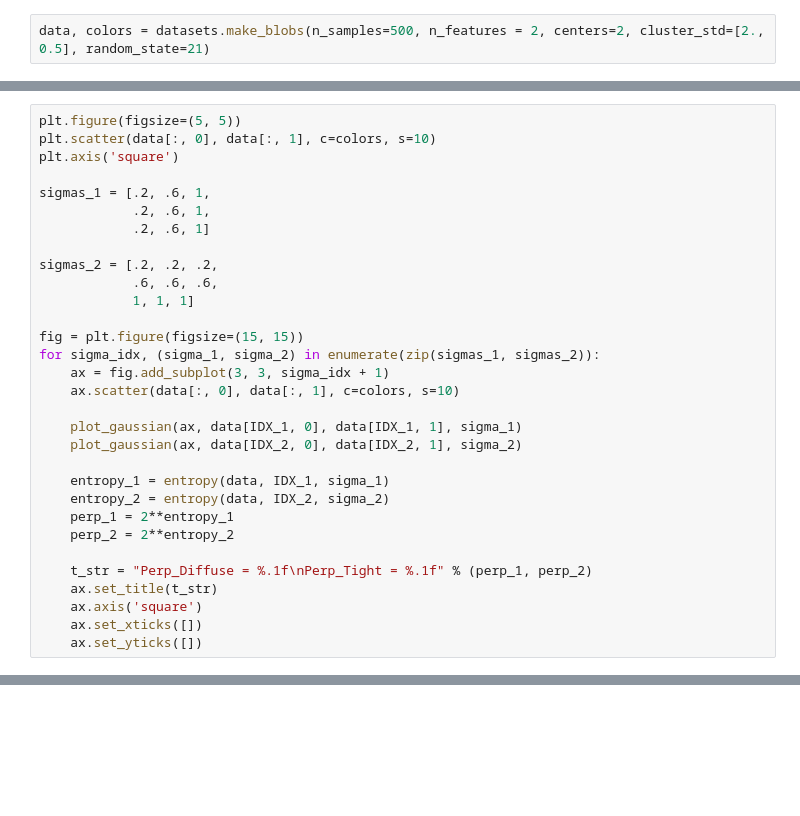
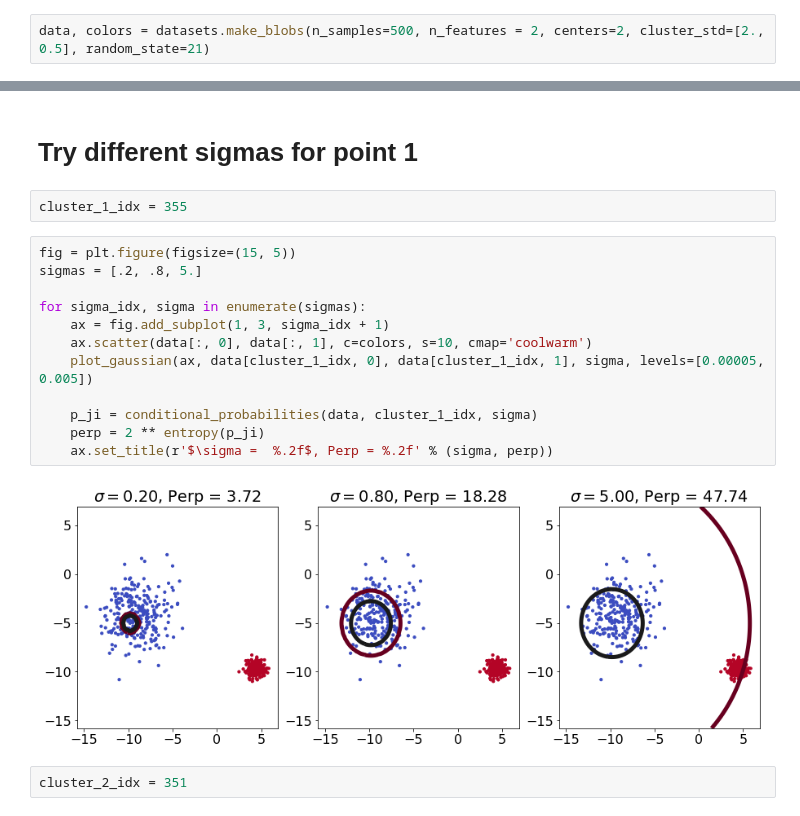
Before and after one commit to stanford-cnjc/cnjc-code, a Jupyter notebook: meetings/2019_01_tSNE/Perplexity_Sigma_Demo.ipynb, the cells around one changed output, grey strips where cells are left out. Drawn from its saved outputs; the diff is of its cells as text; blank space fills up the shorter version.

```diff
--- a/meetings/2019_01_tSNE/Perplexity_Sigma_Demo.ipynb
+++ b/meetings/2019_01_tSNE/Perplexity_Sigma_Demo.ipynb
@@ -54,33 +39,2 @@ IDX_1 = np.random.choice(cluster_1_indices)
 cluster_2_indices = np.where(colors == 1)[0]
 IDX_2 = np.random.choice(cluster_2_indices)
-# %%
-plt.figure(figsize=(5, 5))
-plt.scatter(data[:, 0], data[:, 1], c=colors, s=10)
-plt.axis('square')
-
-sigmas_1 = [.2, .6, 1,
-            .2, .6, 1,
-            .2, .6, 1]
-
-sigmas_2 = [.2, .2, .2,
-            .6, .6, .6,
-            1, 1, 1]
-
-fig = plt.figure(figsize=(15, 15))
-for sigma_idx, (sigma_1, sigma_2) in enumerate(zip(sigmas_1, sigmas_2)):
-    ax = fig.add_subplot(3, 3, sigma_idx + 1)
-    ax.scatter(data[:, 0], data[:, 1], c=colors, s=10)
-
-    plot_gaussian(ax, data[IDX_1, 0], data[IDX_1, 1], sigma_1)
-    plot_gaussian(ax, data[IDX_2, 0], data[IDX_2, 1], sigma_2)
-
-    entropy_1 = entropy(data, IDX_1, sigma_1)
-    entropy_2 = entropy(data, IDX_2, sigma_2)
-    perp_1 = 2**entropy_1
-    perp_2 = 2**entropy_2
-
-    t_str = "Perp_Diffuse = %.1f\nPerp_Tight = %.1f" % (perp_1, perp_2)
-    ax.set_title(t_str)
-    ax.axis('square')
-    ax.set_xticks([])
-    ax.set_yticks([])
@@ -89,0 +41,20 @@ for sigma_idx, (sigma_1, sigma_2) in enumerate(zip(sigmas_1, sigmas_2)):
+# %% [markdown]
+# Try different sigmas for point 1
+# %%
+cluster_1_idx = 355
+# %%
+fig = plt.figure(figsize=(15, 5))
+sigmas = [.2, .8, 5.]
+
+for sigma_idx, sigma in enumerate(sigmas):
+    ax = fig.add_subplot(1, 3, sigma_idx + 1)
+    ax.scatter(data[:, 0], data[:, 1], c=colors, s=10, cmap='coolwarm')
+    plot_gaussian(ax, data[cluster_1_idx, 0], data[cluster_1_idx, 1], sigma, levels=[0.00005, 0.005])
+
+    p_ji = conditional_probabilities(data, cluster_1_idx, sigma)
+    perp = 2 ** entropy(p_ji)
+    ax.set_title(r'$\sigma =  %.2f$, Perp = %.2f' % (sigma, perp))
+# %% [output]
+[figure, added]
+# %%
+cluster_2_idx = 351
```
Also changed, not shown: parts of 10 cells of this notebook.
